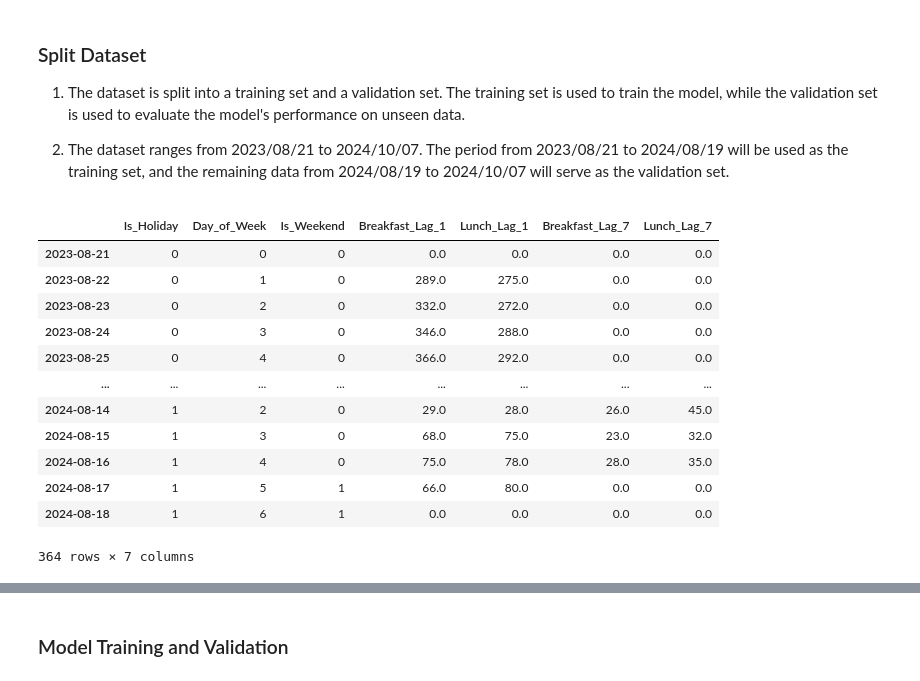
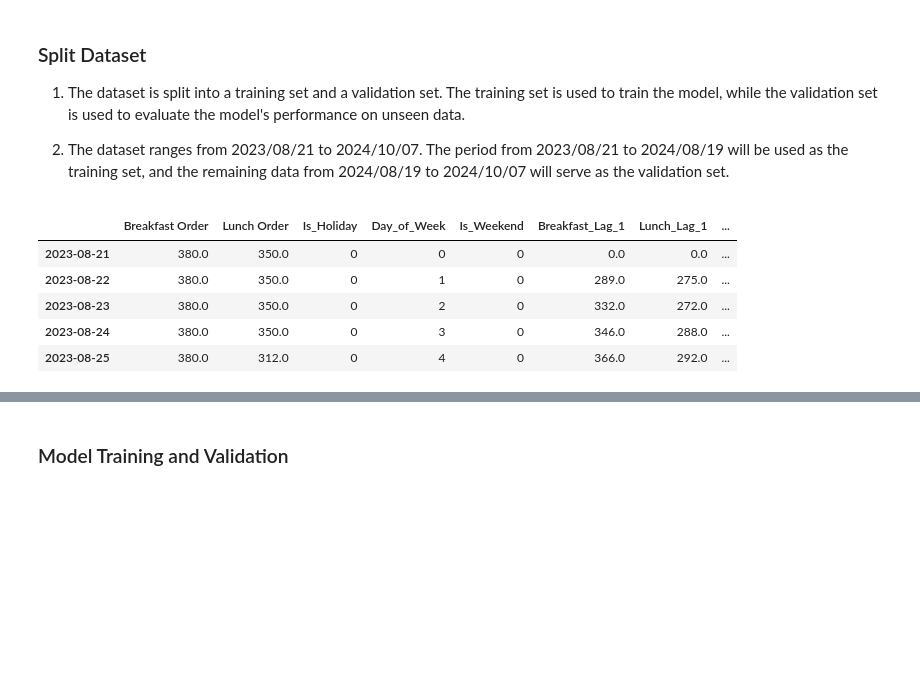
Before and after one commit to yaoyao55/MLDS_Project, a Jupyter notebook: served_meal_pred.ipynb, the cells around one changed output, grey strips where cells are left out. Saved outputs shown, nothing was run; the diff lists cells and outputs as text; code cells hidden in the pictures; blank space fills up the shorter version.

```diff
--- a/served_meal_pred.ipynb
+++ b/served_meal_pred.ipynb
@@ -231,12 +188,9 @@ df
 # %%
-# Calculate the correlation matrix.
-# Here, I am calculating the correlation between the target variables ('Breakfast Served', 'Lunch Served'), variables that are temporarily not useful ('Breakfast Order', 'Lunch Order'), and the 19 features, making a total of 23 variables and their pairwise correlations.
-# However, some correlations are not useful or meaningful, such as the correlation between 'Breakfast Served' and itself, which is 1. This is not meaningful because a variable will always have a perfect correlation with itself.
-# Therefore, it is necessary to extract the meaningful correlations from the calculated correlation matrix.
+# Calculate the correlation between the 2 target variables ('Breakfast Served', 'Lunch Served') and the 19 potentially useful features.
 correlation_matrix = df.corr()
 
 # Extract the correlation between 'Breakfast Served' and 'Lunch Served' with the 19 features
-target_corr = correlation_matrix[['Breakfast Served', 'Lunch Served']].drop(['Breakfast Order', 'Lunch Order', 'Breakfast Served', 'Lunch Served'])
+target_corr = correlation_matrix[['Breakfast Served', 'Lunch Served']].drop(['Breakfast Served', 'Lunch Served'])
 
 # Plot a heatmap of the correlation matrix
 import seaborn as sns
@@ -245,7 +199,7 @@ sns.heatmap(target_corr, annot=True, cmap='coolwarm', cbar_kws={'label': 'Correl
 plt.title("Correlation of Breakfast and Lunch Served with Features")
 plt.show()
 
-# From the heatmap, it can be observed that 'Breakfast Served' has a relatively high correlation (greater than or equal to 0.5) with 'Is_Holiday', 'Day_of_Week', 'Is_Weekend', 'Breakfast_Lag_1', 'Lunch_Lag_1', 'Breakfast_Lag_7', and 'Lunch_Lag_7'.
+# From the heatmap, it can be observed that 'Breakfast Served' has a relatively high correlation (greater than or equal to 0.5) with 'Is_Holiday', 'Day_of_Week', 'Is_Weekend', 'Breakfast_Lag_1', 'Lunch_Lag_1', 'Breakfast_Lag_7', 'Lunch_Lag_7', 'Breakfast Order', 'Lunch Order'.
 # The situation is similar for 'Lunch Served' as well.
-# Therefore, I plan to select the 7 features: 'Is_Holiday', 'Day_of_Week', 'Is_Weekend', 'Breakfast_Lag_1', 'Lunch_Lag_1', 'Breakfast_Lag_7', and 'Lunch_Lag_7' as useful features for use.
+# Therefore, I plan to select the 9 features: 'Is_Holiday', 'Day_of_Week', 'Is_Weekend', 'Breakfast_Lag_1', 'Lunch_Lag_1', 'Breakfast_Lag_7', and 'Lunch_Lag_7', 'Breakfast Order', 'Lunch Order' as useful features for use.
 # %% [output]
@@ -337,18 +285,11 @@ order_test_breakfast = order_breakfast[test_mask]
 order_test_lunch = order_lunch[test_mask]
 # %%
 # Compare the time order of the training data before and after shuffling
-X_train_breakfast
+X_train_breakfast.head()
 # %% [output]
-|  | Is_Holiday | Day_of_Week | Is_Weekend | Breakfast_Lag_1 | Lunch_Lag_1 | Breakfast_Lag_7 | Lunch_Lag_7 |
-| 2023-08-21 | 0 | 0 | 0 | 0.0 | 0.0 | 0.0 | 0.0 |
-| 2023-08-22 | 0 | 1 | 0 | 289.0 | 275.0 | 0.0 | 0.0 |
-| 2023-08-23 | 0 | 2 | 0 | 332.0 | 272.0 | 0.0 | 0.0 |
-| 2023-08-24 | 0 | 3 | 0 | 346.0 | 288.0 | 0.0 | 0.0 |
-| 2023-08-25 | 0 | 4 | 0 | 366.0 | 292.0 | 0.0 | 0.0 |
-| ... | ... | ... | ... | ... | ... | ... | ... |
-| 2024-08-14 | 1 | 2 | 0 | 29.0 | 28.0 | 26.0 | 45.0 |
-| 2024-08-15 | 1 | 3 | 0 | 68.0 | 75.0 | 23.0 | 32.0 |
-| 2024-08-16 | 1 | 4 | 0 | 75.0 | 78.0 | 28.0 | 35.0 |
-| 2024-08-17 | 1 | 5 | 1 | 66.0 | 80.0 | 0.0 | 0.0 |
-| 2024-08-18 | 1 | 6 | 1 | 0.0 | 0.0 | 0.0 | 0.0 |
+|  | Breakfast Order | Lunch Order | Is_Holiday | Day_of_Week | Is_Weekend | Breakfast_Lag_1 | Lunch_Lag_1 | ... |
+| 2023-08-21 | 380.0 | 350.0 | 0 | 0 | 0 | 0.0 | 0.0 | ... |
+| 2023-08-22 | 380.0 | 350.0 | 0 | 1 | 0 | 289.0 | 275.0 | ... |
+| 2023-08-23 | 380.0 | 350.0 | 0 | 2 | 0 | 332.0 | 272.0 | ... |
+| 2023-08-24 | 380.0 | 350.0 | 0 | 3 | 0 | 346.0 | 288.0 | ... |
+| 2023-08-25 | 380.0 | 312.0 | 0 | 4 | 0 | 366.0 | 292.0 | ... |
-364 rows × 7 columns
```
Also changed, not shown: parts of 36 cells of this notebook, 2 other files.
